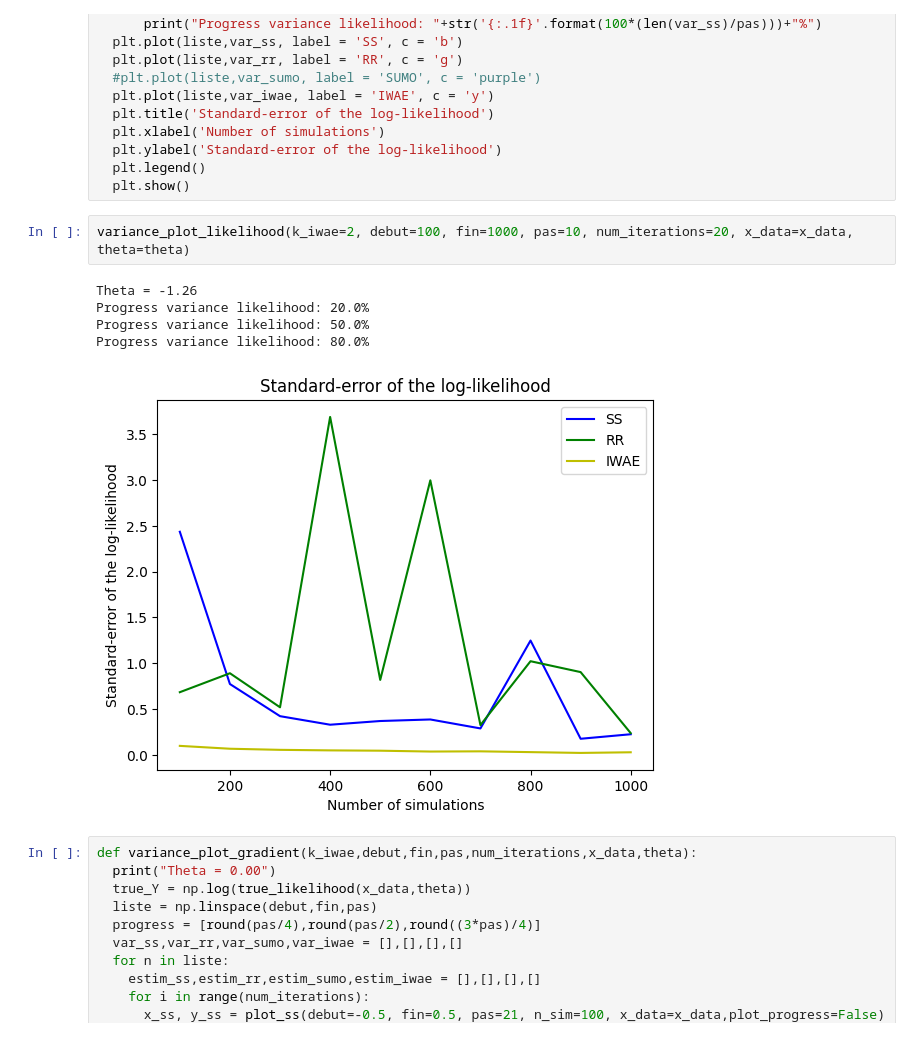
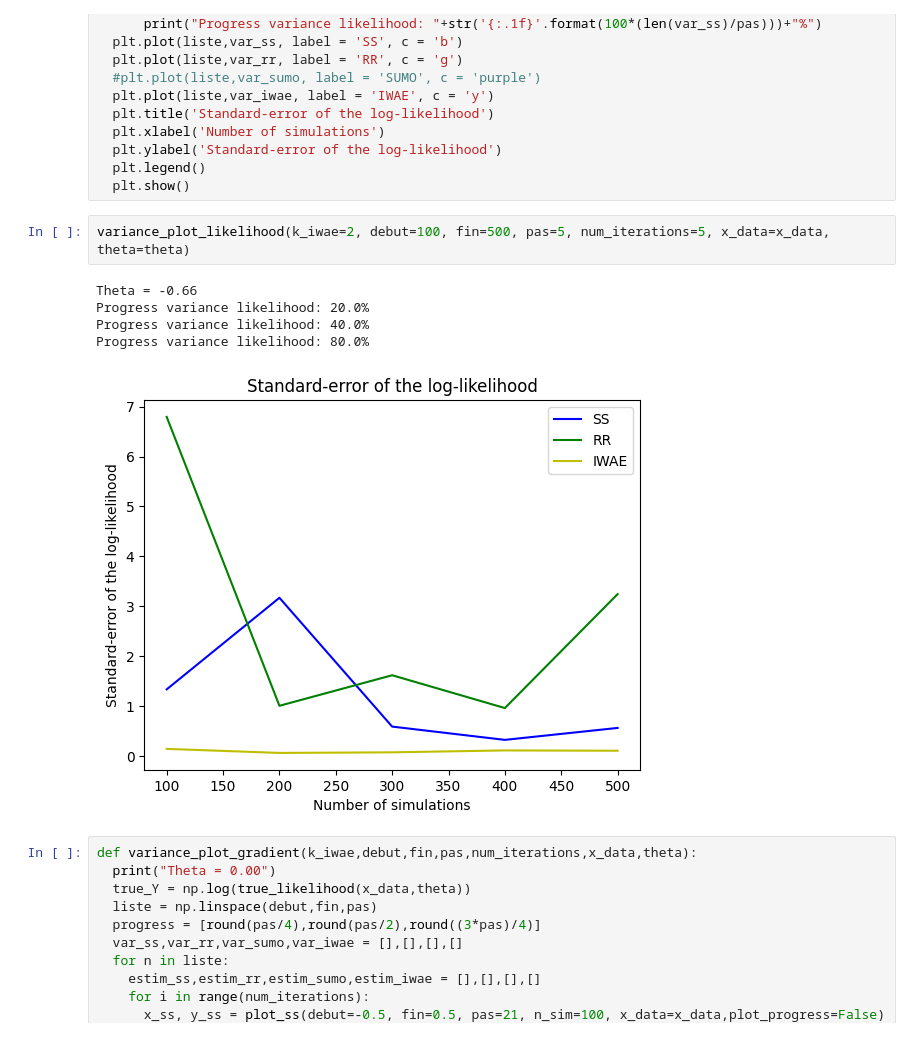
Before and after one commit to JulienPeignon/Monte_Carlo_Simulations, a Jupyter notebook: Final_Project.ipynb, the cells around one changed output. Cells and saved outputs as stored; diff of their text form.

```diff
--- a/Final_Project.ipynb
+++ b/Final_Project.ipynb
@@ -586,13 +570,13 @@ def variance_plot_likelihood(k_iwae,debut,fin,pas,num_iterations,x_data,theta):
   plt.legend()
   plt.show()
 # %%
-variance_plot_likelihood(k_iwae=2, debut=100, fin=1000, pas=10, num_iterations=20, x_data=x_data, theta=theta)
+variance_plot_likelihood(k_iwae=2, debut=100, fin=500, pas=5, num_iterations=5, x_data=x_data, theta=theta)
 # %% [output]
-Theta = -1.26
+Theta = -0.66
 Progress variance likelihood: 20.0%
-Progress variance likelihood: 50.0%
+Progress variance likelihood: 40.0%
 Progress variance likelihood: 80.0%
-[figure, old version]
+[figure, new version]
 # %%
 def variance_plot_gradient(k_iwae,debut,fin,pas,num_iterations,x_data,theta):
   print("Theta = 0.00")
```
Also changed, not shown: parts of 19 cells of this notebook.
